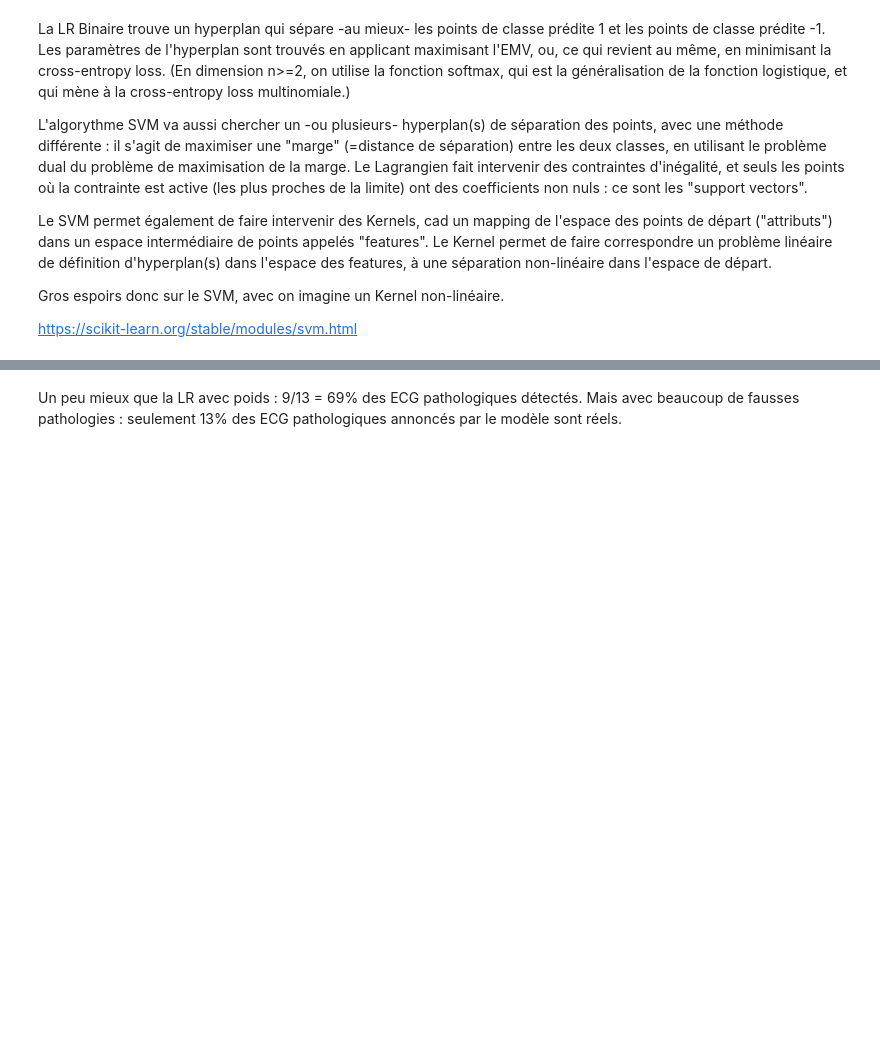
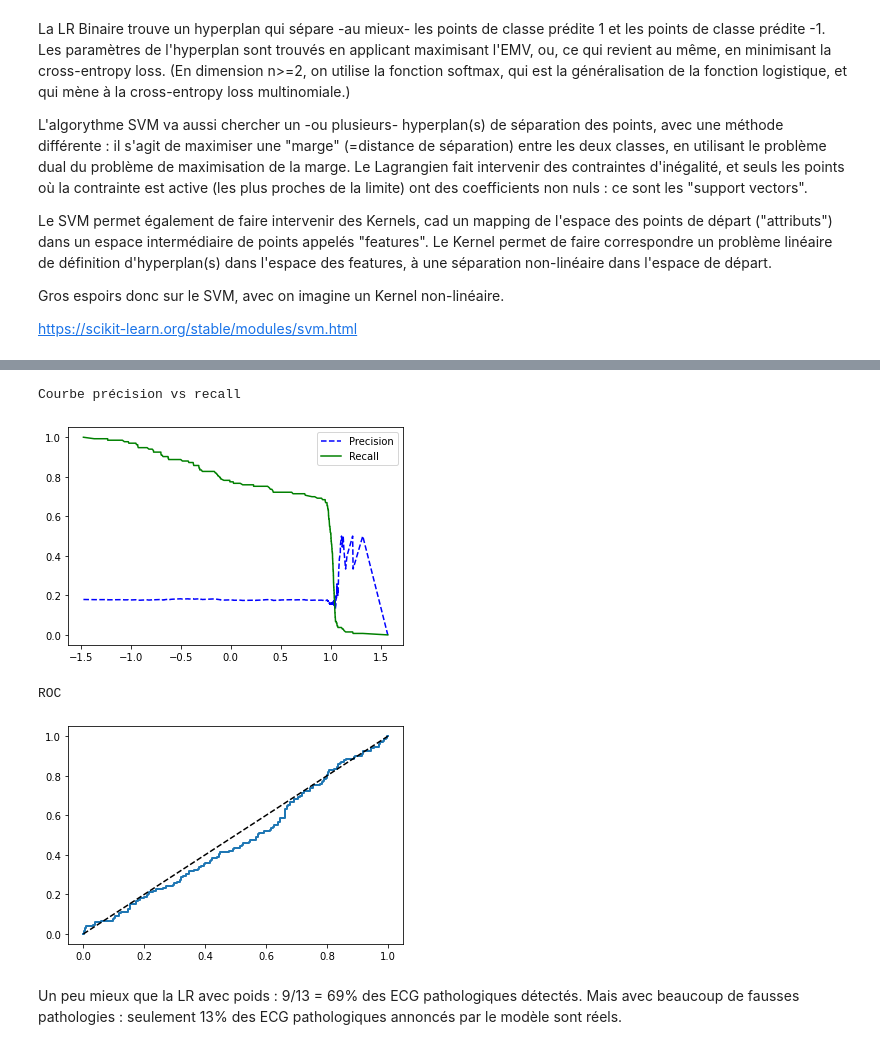
Before and after one commit to BenjaminDeporte/Projet_ECG_LogisticRegression, a Jupyter notebook: Projet_RL_ECG.ipynb, the cells around one changed output, grey strips where cells are left out. Drawn from its saved outputs; the diff is of its cells as text; code cells hidden in the pictures; blank space fills up the shorter version.

```diff
--- a/Projet_RL_ECG.ipynb
+++ b/Projet_RL_ECG.ipynb
@@ -392,10 +464,4 @@ estimators = [('normalisation',norm),
               ('reduction_dimension', red_dim),
               ('svm', classifier)]
 
-modele = Pipeline(estimators)
-
-modele.fit(X_train, y_train)
-
-y_pred = modele.predict(X_test)
-
-modele.score(X_test,y_test)
+lr_svm_w = Pipeline(estimators)
@@ -420,3 +494,10 @@ plt.show()
+# %%
+courbes(lr_svm_w, X_train, y_train)
+# %% [output]
+Courbe précision vs recall
+[figure, added]
+ROC
+[figure, added]
 # %% [markdown]
 Un peu mieux que la LR avec poids : 9/13 = 69% des ECG pathologiques détectés.
 Mais avec beaucoup de fausses pathologies : seulement 13% des ECG pathologiques annoncés par le modèle sont réels.
```
Also changed, not shown: parts of 58 cells of this notebook.
